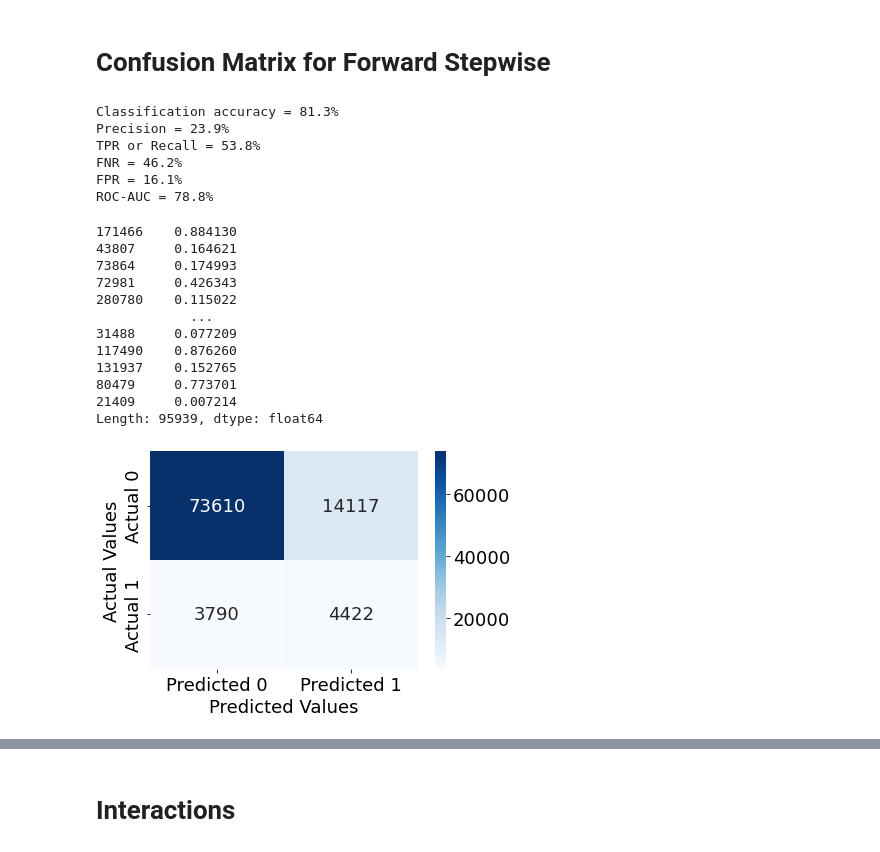
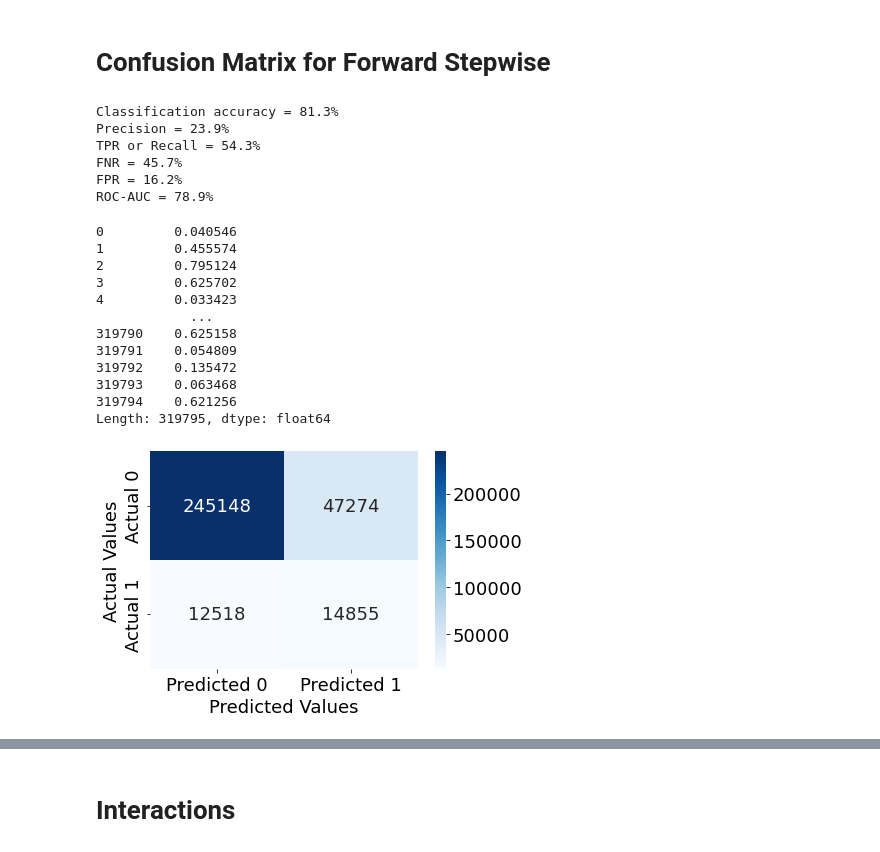
Before and after one commit to JerayuT/Group-5-WQ23-Data-Science, a Jupyter notebook: Project Analysis.ipynb, the cells around one changed output, grey strips where cells are left out. Cells and saved outputs as stored; diff of their text form; code cells hidden in the pictures.

```diff
--- a/Project Analysis.ipynb
+++ b/Project Analysis.ipynb
@@ -310,0 +223,39 @@ best_sub_plots()
+# %%
+#Function to find the best predictor out of p-k predictors and add it to the model containing the k predictors
+def forward(predictors):
+
+    # Pull out predictors we still need to process
+    remaining_predictors = [p for p in X.columns if p not in predictors]
+
+    tic = time.time()
+
+    results = []
+
+    for p in remaining_predictors:
+        results.append(processSubset(predictors+[p]))
+
+    # Wrap everything up in a nice dataframe
+    models = pd.DataFrame(results)
+
+    # Choose the model with the highest RSS
+    best_model = models.loc[models['llr_pvalue'].argmin()]
+
+    toc = time.time()
+    print("Processed ", models.shape[0], "models on", len(predictors)+1, "predictors in", (toc-tic), "seconds.")
+
+    # Return the best model, along with some other useful information about the model
+    return best_model
+# %%
+def forward_selection():
+    models_best = pd.DataFrame(columns=["llr_pvalue", "model"])
+
+    tic = time.time()
+    predictors = []
+
+    for i in range(1,len(X.columns)+1):
+        models_best.loc[i] = forward(predictors)
+        predictors = list(models_best.loc[i]["model"].params.index[1:])
+
+    toc = time.time()
+    print("Total elapsed time:", (toc-tic), "seconds.")
+    return models_best
@@ -430,24 +401,24 @@ def confusion_matrix_data(data,actual_values,model,cutoff=0.5):
     print("ROC-AUC = {:.1%}".format(auc_value))
     return pred_values
 # %%
-confusion_matrix_data(test,test.HeartDisease,model17,0.6)
+confusion_matrix_data(data,data.HeartDisease,model17,0.6)
 # %% [output]
 Classification accuracy = 81.3%
 Precision = 23.9%
-TPR or Recall = 53.8%
-FNR = 46.2%
-FPR = 16.1%
-ROC-AUC = 78.8%
+TPR or Recall = 54.3%
+FNR = 45.7%
+FPR = 16.2%
+ROC-AUC = 78.9%
-171466    0.884130
-43807     0.164621
-73864     0.174993
-72981     0.426343
-280780    0.115022
+0         0.040546
+1         0.455574
+2         0.795124
+3         0.625702
+4         0.033423
             ...
-31488     0.077209
-117490    0.876260
-131937    0.152765
-80479     0.773701
-21409     0.007214
-Length: 95939, dtype: float64
+319790    0.625158
+319791    0.054809
+319792    0.135472
+319793    0.063468
+319794    0.621256
+Length: 319795, dtype: float64
-[figure, old version]
+[figure, new version]
```
Also changed, not shown: parts of 21 cells of this notebook.
